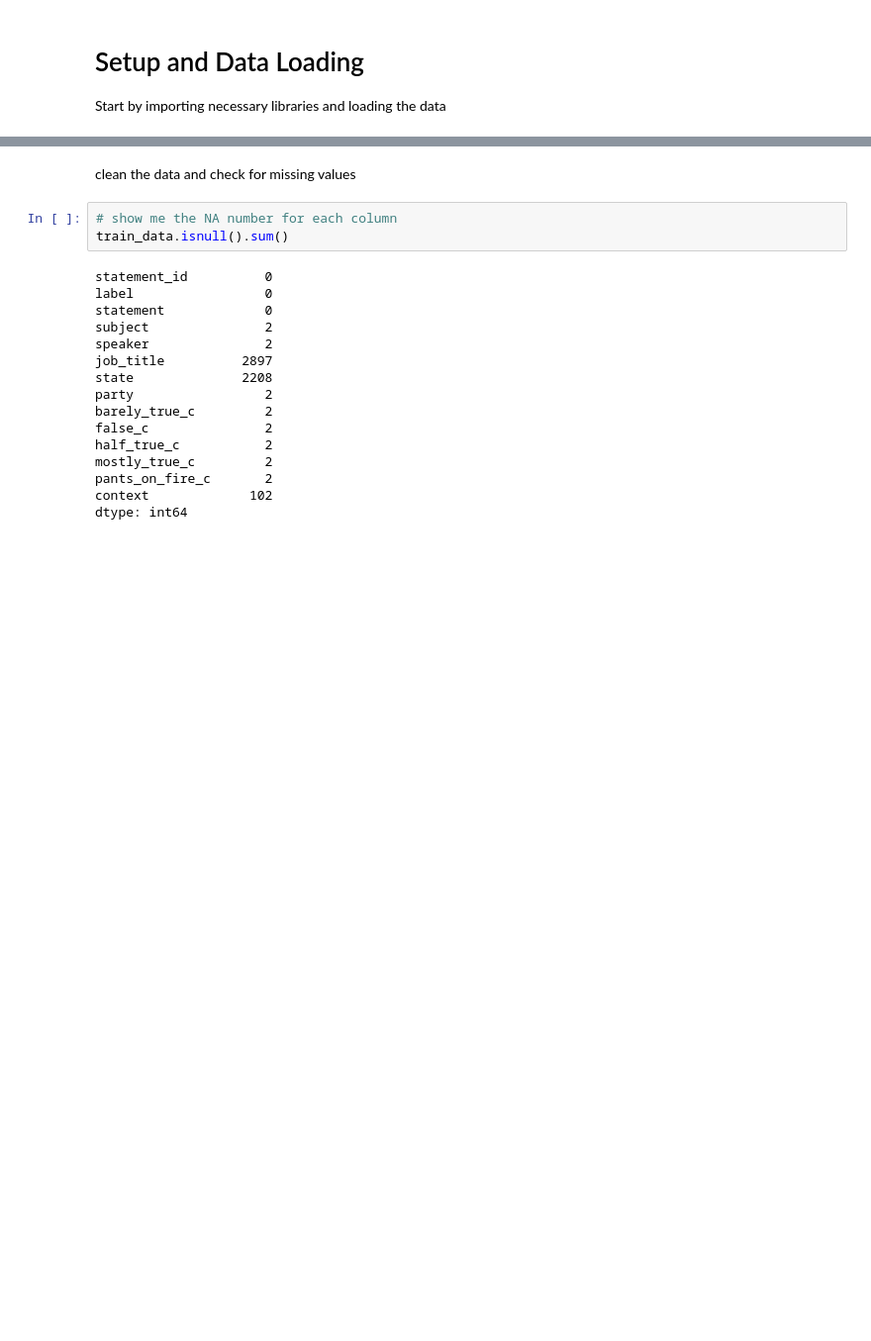
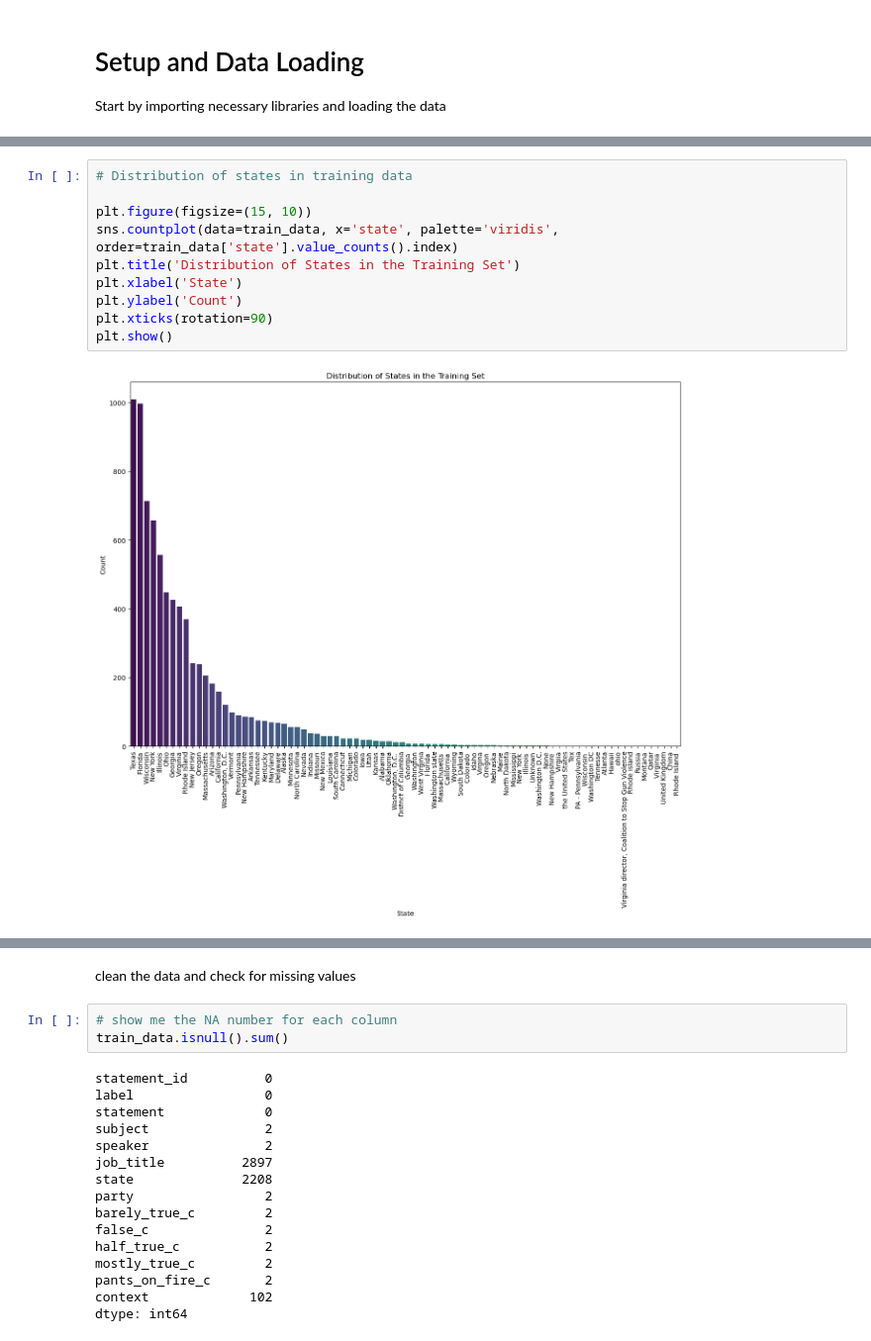
Before and after one commit to sigalgrabois/ADS_final_project, a Jupyter notebook: fake_news_detection_final.ipynb, the cells around one changed output, grey strips where cells are left out. Shown at 99% size. Drawn from its saved outputs; the diff is of its cells as text; blank space fills up the shorter version.

```diff
--- a/fake_news_detection_final.ipynb
+++ b/fake_news_detection_final.ipynb
@@ -74,0 +98,12 @@ memory usage: 138.7+ KB
+# %%
+# Distribution of states in training data
+
+plt.figure(figsize=(15, 10))
+sns.countplot(data=train_data, x='state', palette='viridis', order=train_data['state'].value_counts().index)
+plt.title('Distribution of States in the Training Set')
+plt.xlabel('State')
+plt.ylabel('Count')
+plt.xticks(rotation=90)
+plt.show()
+# %% [output]
+[figure, added]
```
Also changed, not shown: parts of 101 cells of this notebook.
